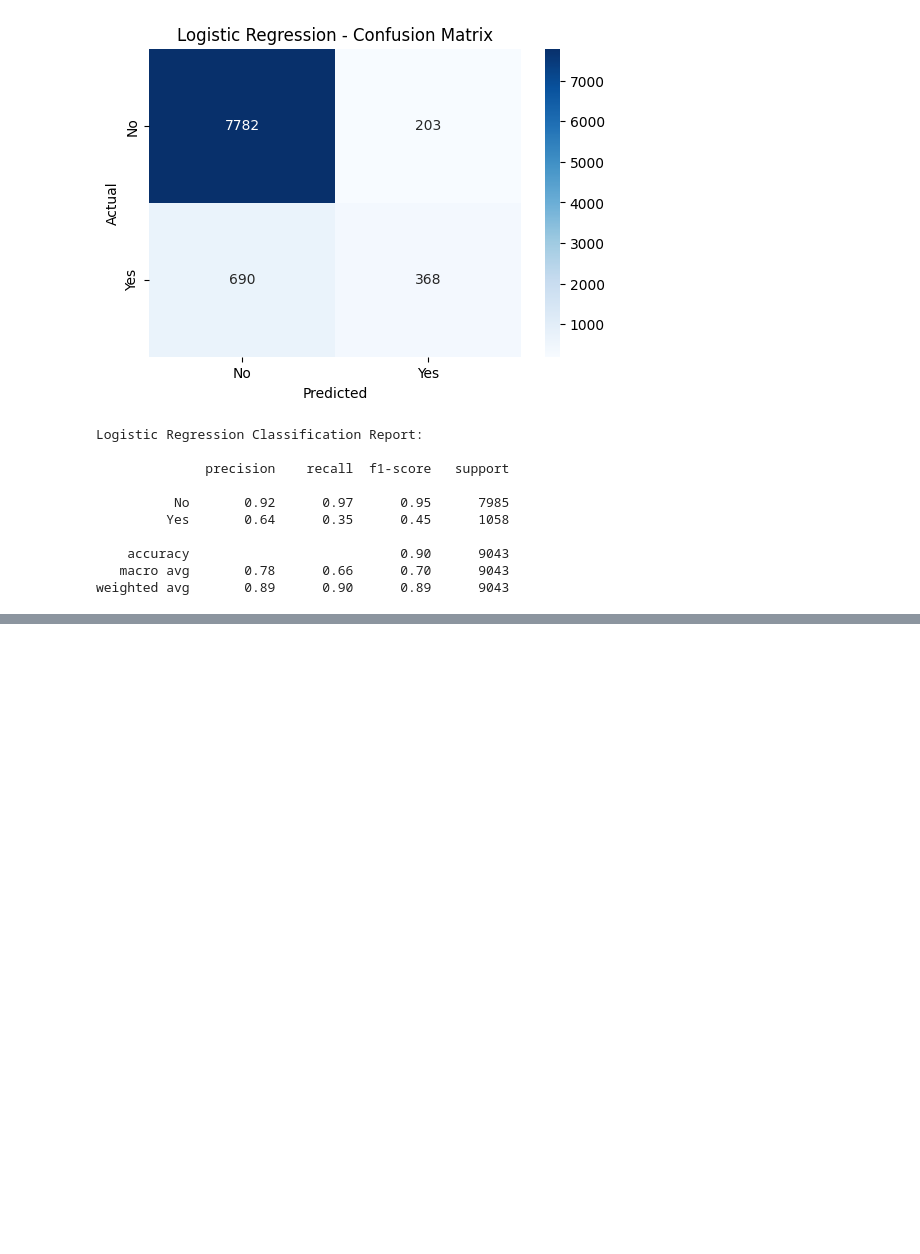
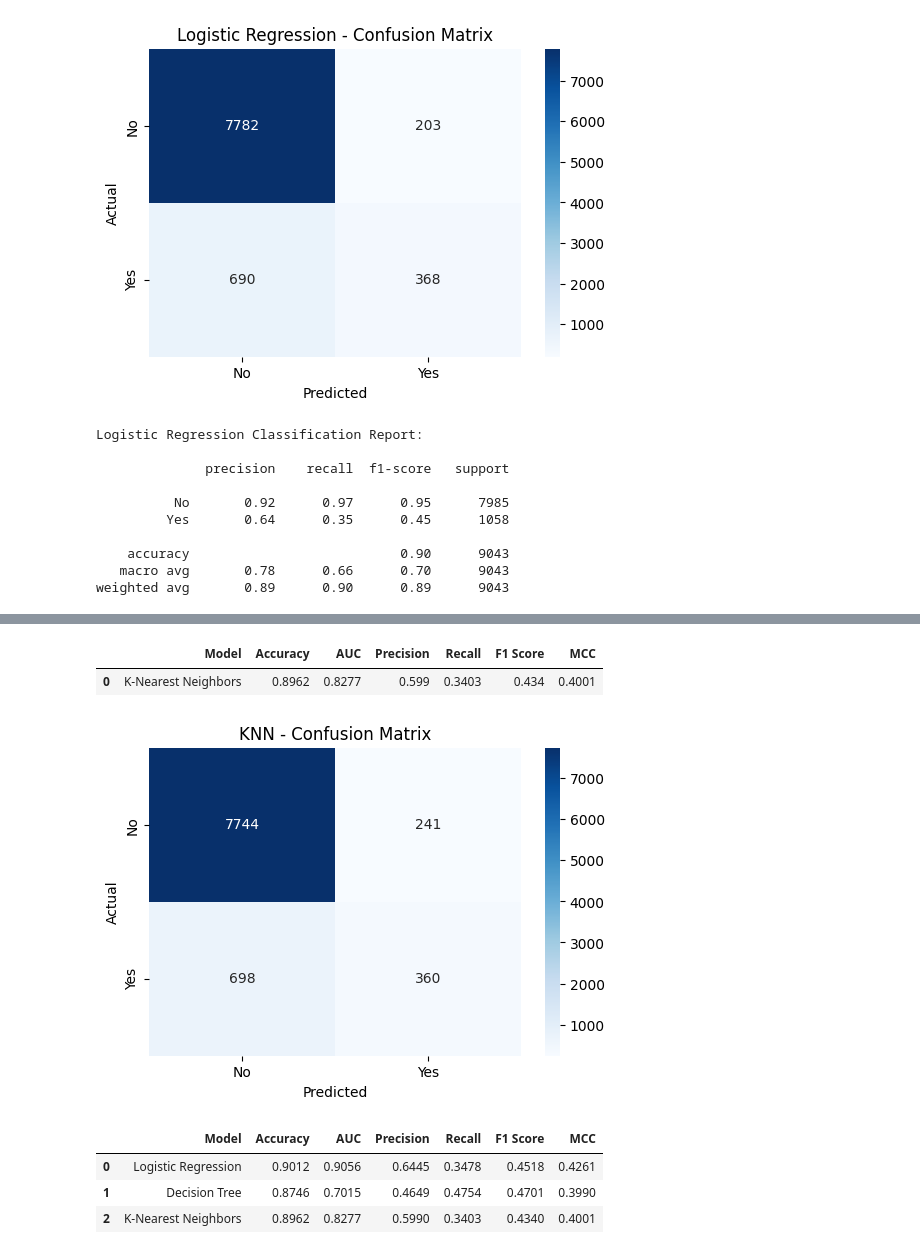
Before and after one commit to SureshN-2026aj05768/ML-Assignment-2-Bank-Marketing, a Jupyter notebook: ML_Assignment2.ipynb, the cells around one changed output, grey strips where cells are left out. Saved outputs shown, nothing was run; the diff lists cells and outputs as text; code cells hidden in the pictures; blank space fills up the shorter version.

```diff
--- a/ML_Assignment2.ipynb
+++ b/ML_Assignment2.ipynb
@@ -393,0 +472,48 @@ weighted avg       0.89      0.90      0.89      9043
+# %%
+## Evaluating the KNN Model
+knn_results, knn_pred = evaluate_model(
+    "K-Nearest Neighbors",
+    knn_pipeline,
+    X_test,
+    y_test
+)
+
+pd.DataFrame([knn_results]).round(4)
+# %% [output]
+|  | Model | Accuracy | AUC | Precision | Recall | F1 Score | MCC |
+| 0 | K-Nearest Neighbors | 0.8962 | 0.8277 | 0.599 | 0.3403 | 0.434 | 0.4001 |
+# %%
+## Confusion matrix -KNN
+cm = confusion_matrix(y_test, knn_pred)
+
+plt.figure(figsize=(6, 4))
+
+sns.heatmap(
+    cm,
+    annot=True,
+    fmt="d",
+    cmap="Blues",
+    xticklabels=["No", "Yes"],
+    yticklabels=["No", "Yes"]
+)
+
+plt.title("KNN - Confusion Matrix")
+plt.xlabel("Predicted")
+plt.ylabel("Actual")
+plt.show()
+# %% [output]
+[figure, added]
+# %%
+## Comparing the first three models
+initial_model_results = pd.DataFrame([
+    logistic_results,
+    decision_tree_results,
+    knn_results
+])
+
+initial_model_results.round(4)
+# %% [output]
+|  | Model | Accuracy | AUC | Precision | Recall | F1 Score | MCC |
+| 0 | Logistic Regression | 0.9012 | 0.9056 | 0.6445 | 0.3478 | 0.4518 | 0.4261 |
+| 1 | Decision Tree | 0.8746 | 0.7015 | 0.4649 | 0.4754 | 0.4701 | 0.3990 |
+| 2 | K-Nearest Neighbors | 0.8962 | 0.8277 | 0.5990 | 0.3403 | 0.4340 | 0.4001 |
```
Also changed, not shown: parts of 6 cells of this notebook.
